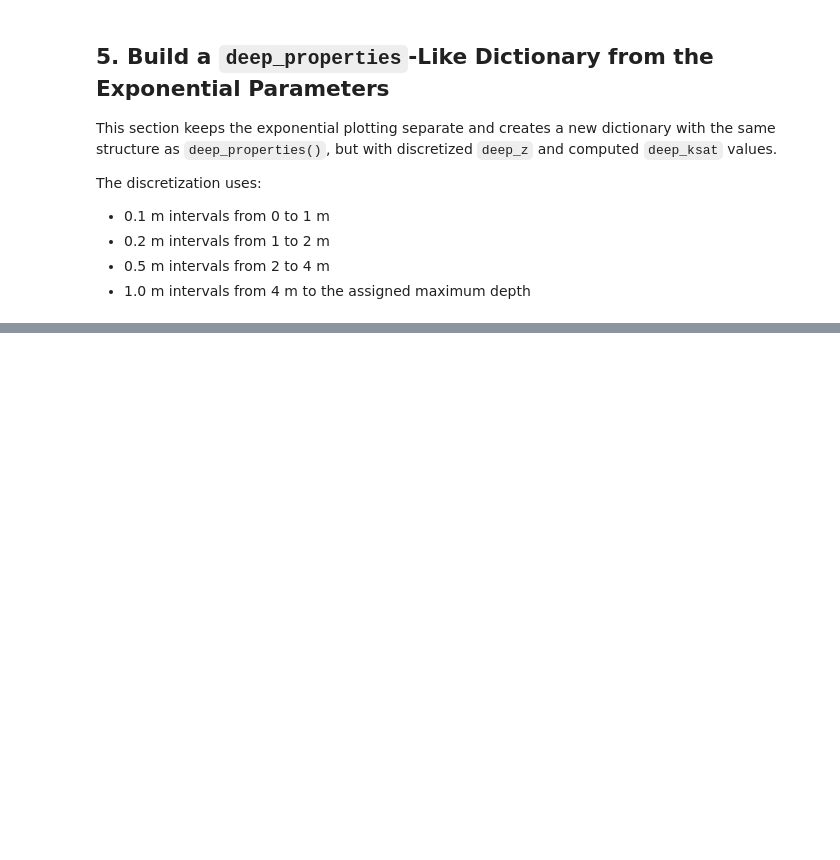
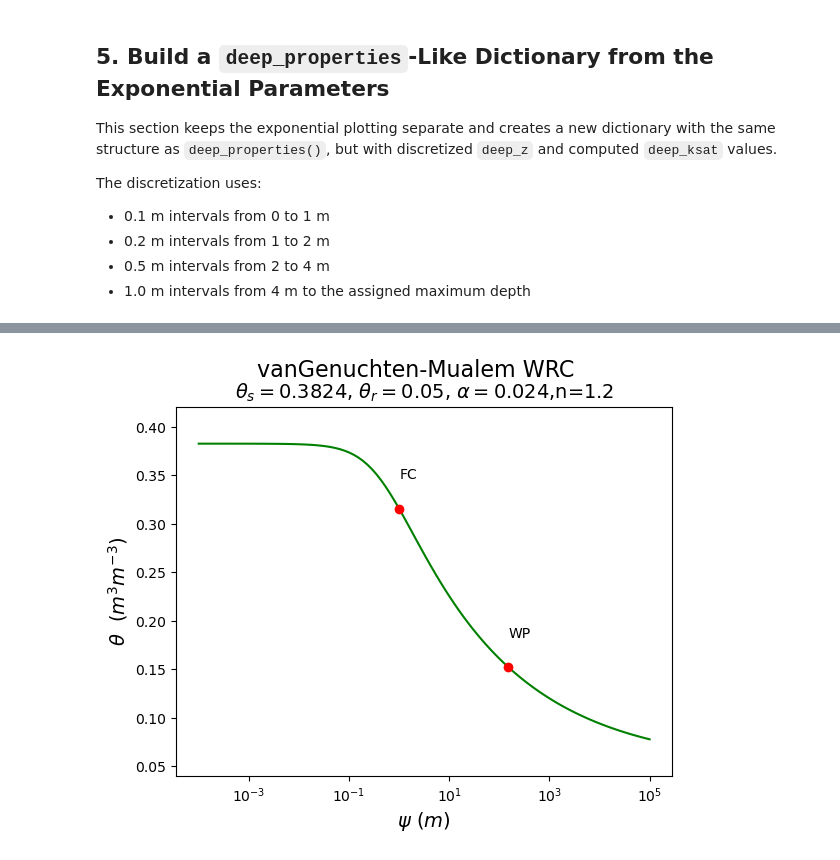
Before and after one commit to jpnousu/SpaFHy_v2.0, a Jupyter notebook: scripts/deep_soil_exponential_profiles.ipynb, the cells around one changed output, grey strips where cells are left out. Drawn from its saved outputs; the diff is of its cells as text; code cells hidden in the pictures; blank space fills up the shorter version.

```diff
--- a/scripts/deep_soil_exponential_profiles.ipynb
+++ b/scripts/deep_soil_exponential_profiles.ipynb
@@ -248,9 +371,15 @@ for soil_type, props in deep_properties.items():
     deep_ksat_raw = (params['Kmax'] - params['Kmin']) * np.exp(-params['f'] * depth_positive) + params['Kmin']
     deep_ksat = [round_sig(value, sig_figs=3) for value in deep_ksat_raw.tolist()]
 
+    # pF parameters: ThetaS either exponential or uniform
+    pf_base = expand_pf_layers(props.get('pF', {}), n_layers)
+    if exponential_ThetaS:
+        thetas_raw = (params['ThetaS_max'] - params['ThetaS_min']) * np.exp(-params['f_theta'] * depth_positive) + params['ThetaS_min']
+        pf_base['ThetaS'] = [round(v, 4) for v in thetas_raw.tolist()]
+
     deep_properties_exp[soil_type] = dict(props)
     deep_properties_exp[soil_type]['deep_z'] = deep_z
-    deep_properties_exp[soil_type]['pF'] = expand_pf_layers(props.get('pF', {}), n_layers)
+    deep_properties_exp[soil_type]['pF'] = pf_base
     deep_properties_exp[soil_type]['deep_ksat'] = deep_ksat
     deep_properties_exp[soil_type]['stream_ksat'] = round_sig(deep_ksat[0], sig_figs=3)
 
@@ -380,0 +591,12 @@ def deep_properties():
+# %%
+pf0 = {
+    'ThetaS': [deep_properties_exp['Moraine']['pF']['ThetaS'][0]],
+    'ThetaR': [deep_properties_exp['Moraine']['pF']['ThetaR'][0]],
+    'alpha':  [deep_properties_exp['Moraine']['pF']['alpha'][0]],
+    'n':      [deep_properties_exp['Moraine']['pF']['n'][0]],
+}
+
+wrc(pf0, draw_pF=True)
+plt.show()
+# %% [output]
+[figure, added]
```
Also changed, not shown: parts of 7 cells of this notebook, 4 other files.
